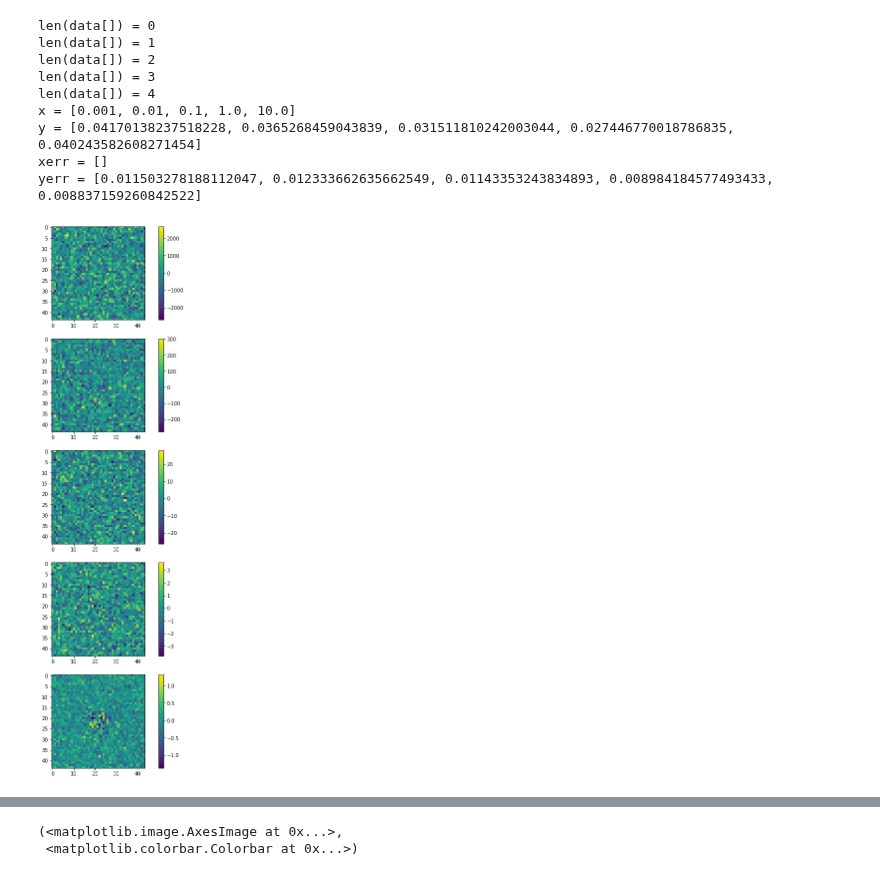
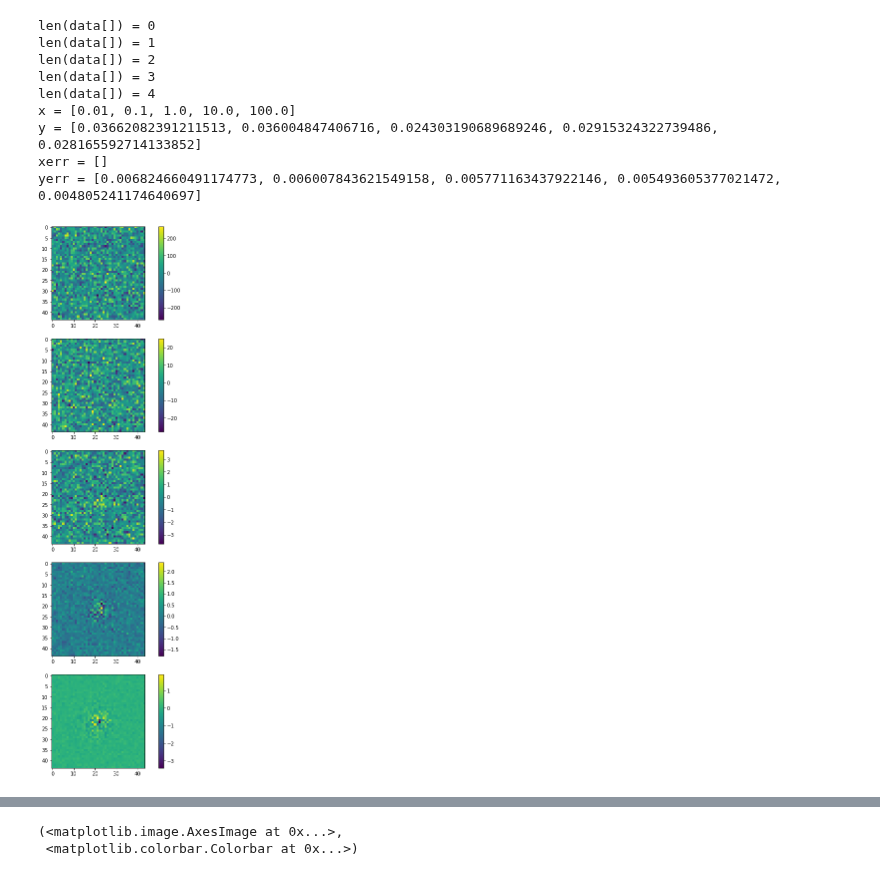
Before and after one commit to norrisbach/Metacal, a Jupyter notebook: metacal.ipynb, the cells around one changed output, grey strips where cells are left out. Saved outputs shown, nothing was run; the diff lists cells and outputs as text; code cells hidden in the pictures.

```diff
--- a/metacal.ipynb
+++ b/metacal.ipynb
@@ -118,6 +118,7 @@ def make_data(rng, FbyB, shear, version=0, first=False, SbyN=20):
 
     im = (im/flux_tmp)*F
 
+    #combined_var is the variance map
     combined_var = B_val + im
 
 
@@ -136,6 +137,7 @@ def make_data(rng, FbyB, shear, version=0, first=False, SbyN=20):
         #im.addNoise(fakeVarNoise)
 
         if first:
+            #backgrounds is a list of std maps
             backgrounds.append(noise_image_1)
 
 
@@ -143,16 +145,15 @@ def make_data(rng, FbyB, shear, version=0, first=False, SbyN=20):
 
 
         random = galsim.BaseDeviate()
-        var_image = im + B/25.0
 
-        varNoise = galsim.VariableGaussianNoise(random, var_image)
+        varNoise = galsim.VariableGaussianNoise(random, combined_var)
         #varNoise.array = varNoise.array*np.sqrt(B)/std_tmp
 
         im.addNoise(varNoise)
 
 
         if first:
-            backgrounds.append(var_image.array)
+            backgrounds.append(np.sqrt(combined_var.array))
 
 
     imArr = im.array
@@ -172,7 +173,7 @@ def make_data(rng, FbyB, shear, version=0, first=False, SbyN=20):
         #wt = (im.array)*0 + 25.0/B
         wt = 1.0/combined_var.array
     if version==1:
-        wt = 1.0/var_image.array
+        wt = 1.0/combined_var.array
 
     psf_wt = psf_im*0 + 1.0/psf_noise**2
 
@@ -276,35 +277,35 @@ boot      = ngmix.metacal.MetacalBootstrapper(
 )
 # %%
 #noise_arr = 1e5*np.logspace(-4, -2, 5, base=10.0)
-FBratioArr = np.logspace(start=-3,stop=1,num=5, base=10)
+FBratioArr = np.logspace(start=-2,stop=2,num=5, base=10)
 num_tests = len(FBratioArr)
-num_gals = 100
+num_gals = 300
 shear_true = [0.03, 0.00]
 #ans1 = analyze(rng, num_tests, num_gals, noise_arr, shear_true, version=0, first = True)
 ans1 = analyze(rng, num_tests, num_gals, FBratioArr, shear_true, version=0, first=True, SbyN=20)
 backgrounds = ans1[4]
 print("x =", ans1[0])
 print("y =", ans1[1])
 print("xerr =", ans1[2])
 print("yerr =", ans1[3])
 plt.close()
 fig = plt.figure(figsize=(10, 20))
 
 for i in range(len(backgrounds)):
     sub = fig.add_subplot(len(backgrounds), 1, i + 1)
     plot = sub.imshow(backgrounds[i])
     fig.colorbar(plot)
 # %% [output]
 len(data[]) = 0
 len(data[]) = 1
 len(data[]) = 2
 len(data[]) = 3
 len(data[]) = 4
-x = [0.001, 0.01, 0.1, 1.0, 10.0]
-y = [0.04170138237518228, 0.0365268459043839, 0.031511810242003044, 0.027446770018786835, 0.040243582608271454]
+x = [0.01, 0.1, 1.0, 10.0, 100.0]
+y = [0.03662082391211513, 0.036004847406716, 0.024303190689689246, 0.02915324322739486, 0.028165592714133852]
 xerr = []
-yerr = [0.011503278188112047, 0.012333662635662549, 0.01143353243834893, 0.008984184577493433, 0.008837159260842522]
+yerr = [0.006824660491174773, 0.006007843621549158, 0.005771163437922146, 0.005493605377021472, 0.004805241174640697]
-[figure, old version]
+[figure, new version]
 # %%
 ans2 = analyze(rng, num_tests, num_gals, FBratioArr, shear_true, version=1, first = True, SbyN=20)
 backgrounds = ans2[4]
```
Also changed, not shown: parts of 2 cells of this notebook.
